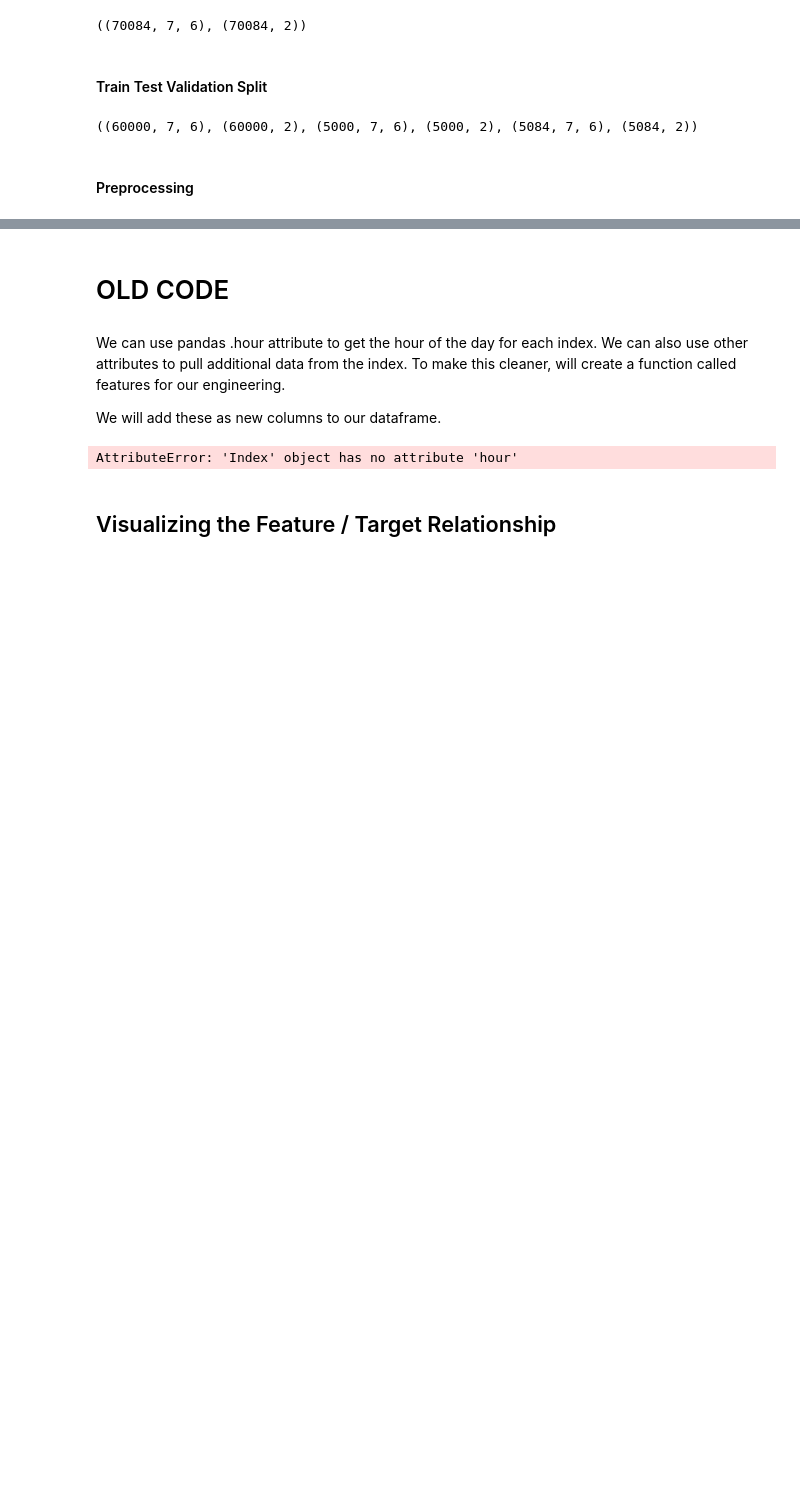
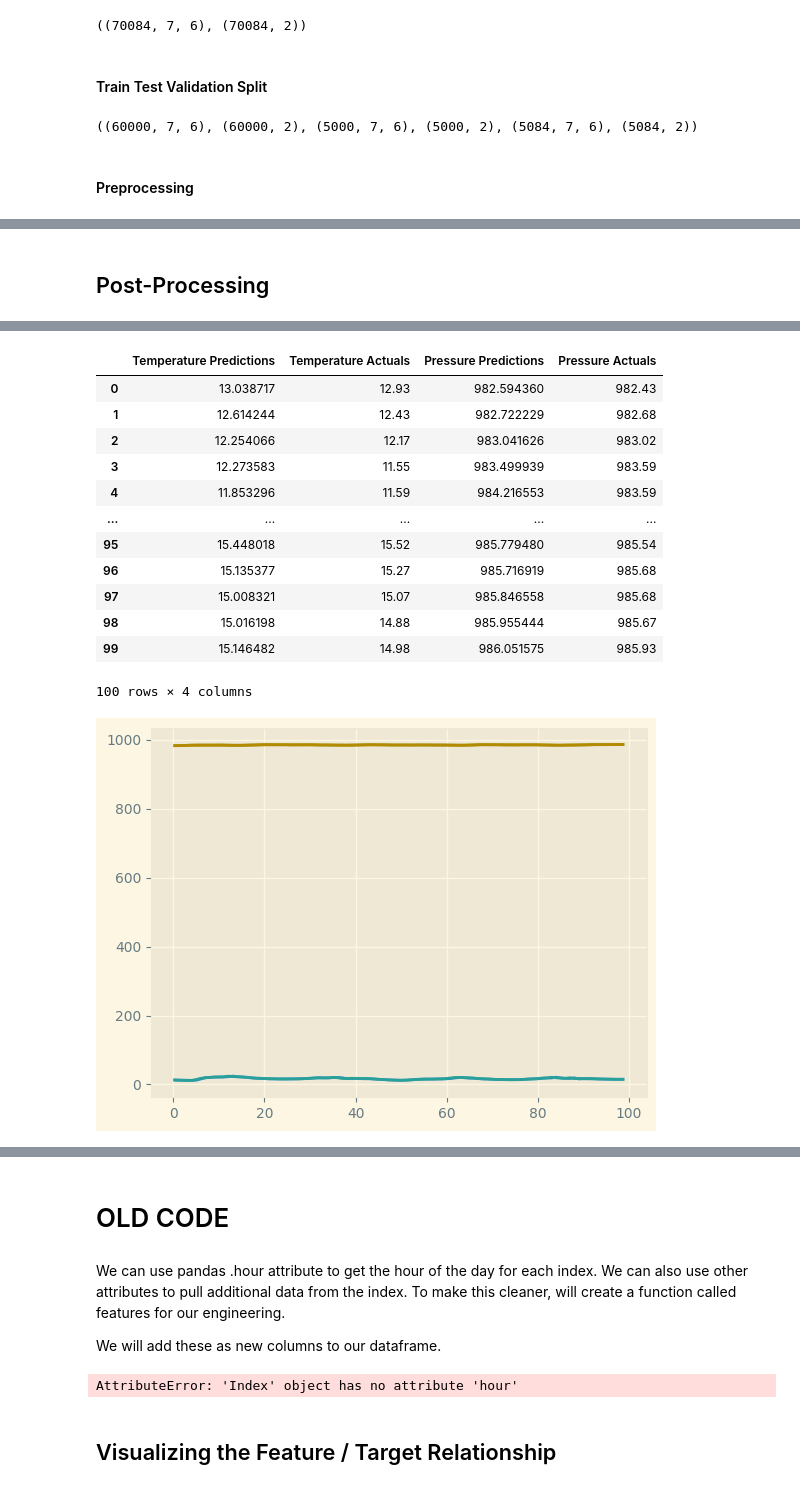
Before and after one commit to analyticsbyted/LSTM_weatherForecast, a Jupyter notebook: weatherForecast.ipynb, the cells around one changed output, grey strips where cells are left out. Saved outputs shown, nothing was run; the diff lists cells and outputs as text; code cells hidden in the pictures; blank space fills up the shorter version.

```diff
--- a/weatherForecast.ipynb
+++ b/weatherForecast.ipynb
@@ -1116,0 +1352,29 @@ X3_train.shape, y3_train.shape, X3_val.shape, y3_val.shape, X3_test.shape, y3_te
+# %% [markdown]
+## Post-Processing
+# %%
+def postprocess_temp(arr):
+  arr = (arr*temp_training_std3) + temp_training_mean3
+  return arr
+
+def postprocess_p(arr):
+  arr = (arr*p_training_std3) + p_training_mean3
+  return arr
+# %%
+def plot_predictions2(model, X, y, start=0, end=100):
+  predictions = model.predict(X)
+  p_preds, temp_preds = postprocess_p(predictions[:, 0]), postprocess_temp(predictions[:, 1])
+  p_actuals, temp_actuals = postprocess_p(y[:, 0]), postprocess_temp(y[:, 1])
+  df = pd.DataFrame(data={'Temperature Predictions': temp_preds,
+                          'Temperature Actuals':temp_actuals,
+                          'Pressure Predictions': p_preds,
+                          'Pressure Actuals': p_actuals
+                          })
+  plt.plot(df['Temperature Predictions'][start:end])
+  plt.plot(df['Temperature Actuals'][start:end])
+  plt.plot(df['Pressure Predictions'][start:end])
+  plt.plot(df['Pressure Actuals'][start:end])
+  return df[start:end]
+# %%
+post_processed_df = plot_predictions2(model5, X3_test, y3_test)
+post_processed_df
+# %% [output]
@@ -1116,0 +1382,14 @@ X3_train.shape, y3_train.shape, X3_val.shape, y3_val.shape, X3_test.shape, y3_te
+|  | Temperature Predictions | Temperature Actuals | Pressure Predictions | Pressure Actuals |
+| 0 | 13.038717 | 12.93 | 982.594360 | 982.43 |
+| 1 | 12.614244 | 12.43 | 982.722229 | 982.68 |
+| 2 | 12.254066 | 12.17 | 983.041626 | 983.02 |
+| 3 | 12.273583 | 11.55 | 983.499939 | 983.59 |
+| 4 | 11.853296 | 11.59 | 984.216553 | 983.59 |
+| ... | ... | ... | ... | ... |
+| 95 | 15.448018 | 15.52 | 985.779480 | 985.54 |
+| 96 | 15.135377 | 15.27 | 985.716919 | 985.68 |
+| 97 | 15.008321 | 15.07 | 985.846558 | 985.68 |
+| 98 | 15.016198 | 14.88 | 985.955444 | 985.67 |
+| 99 | 15.146482 | 14.98 | 986.051575 | 985.93 |
+100 rows × 4 columns
+[figure, added]
```
Also changed, not shown: parts of 49 cells of this notebook, 10 other files.
